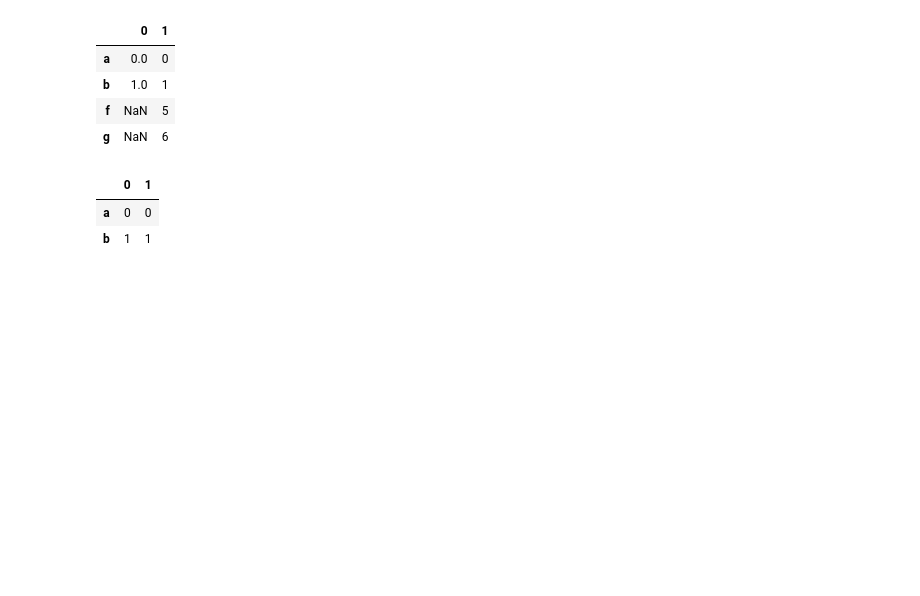
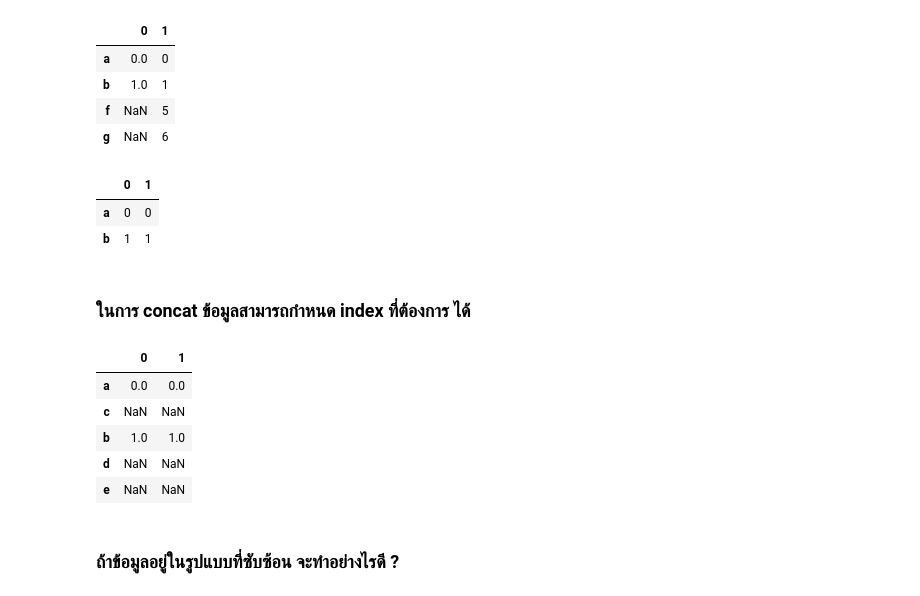
Before and after one commit to up1/course-basic-python, a Jupyter notebook: notebook/data_wrangling_with_pandas.ipynb, the cells around one changed output. Cells and saved outputs as stored; diff of their text form; code cells hidden in the pictures; blank space fills up the shorter version.

```diff
--- a/notebook/data_wrangling_with_pandas.ipynb
+++ b/notebook/data_wrangling_with_pandas.ipynb
@@ -638,3 +638,16 @@ pd.concat([data1, data4], axis=1, join='inner')
 |  | 0 | 1 |
 | a | 0 | 0 |
 | b | 1 | 1 |
+# %% [markdown]
+### ในการ concat ข้อมูลสามารถกำหนด index ที่ต้องการ ได้
+# %%
+pd.concat([data1, data4], axis=1, join_axes=[['a','c','b','d','e']])
+# %% [output]
+|  | 0 | 1 |
+| a | 0.0 | 0.0 |
+| c | NaN | NaN |
+| b | 1.0 | 1.0 |
+| d | NaN | NaN |
+| e | NaN | NaN |
+# %% [markdown]
+### ถ้าข้อมูลอยู่ในรูปแบบที่ซับซ้อน จะทำอย่างไรดี ?
```
Also changed, not shown: parts of 2 cells of this notebook.
